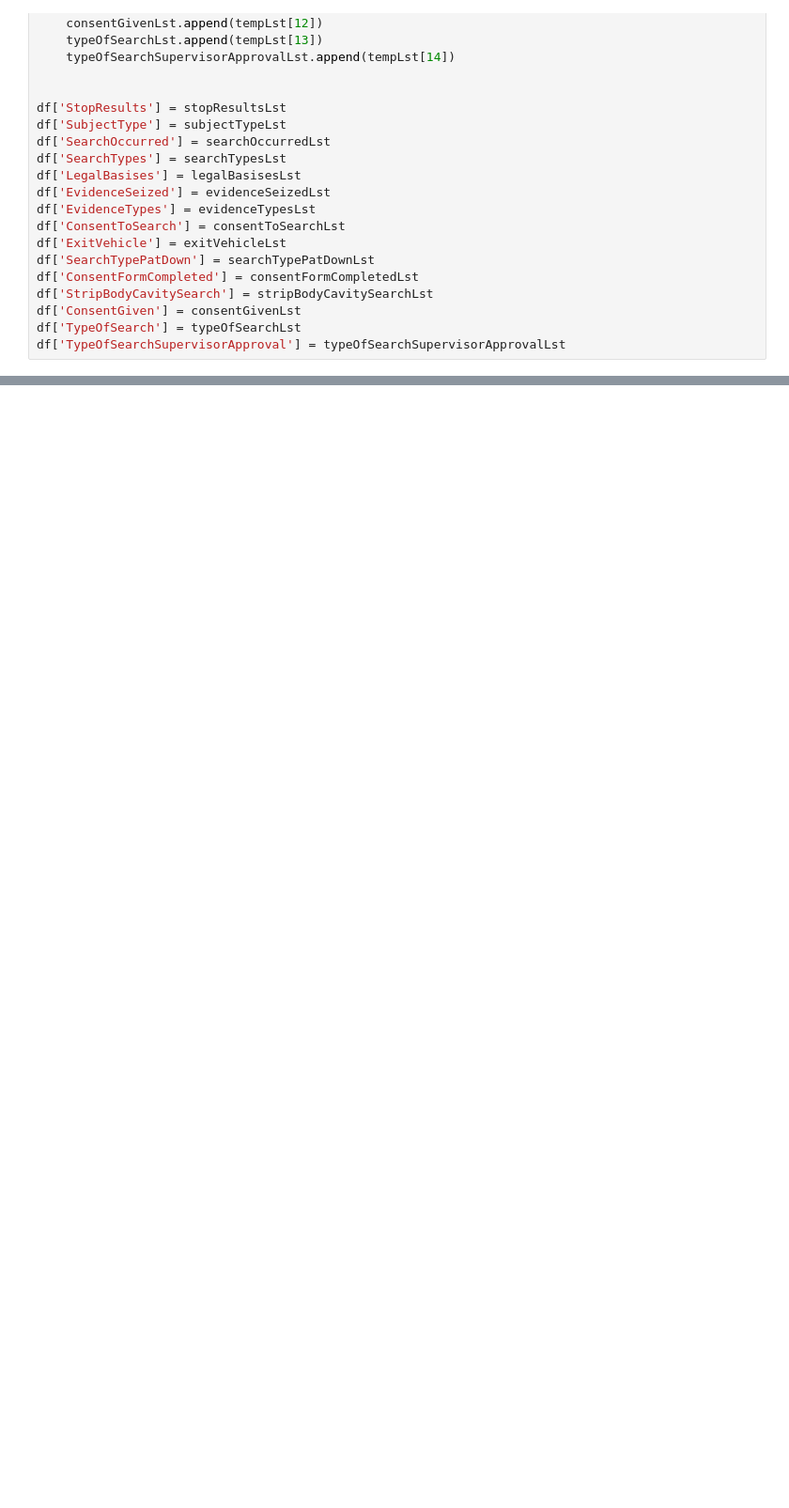
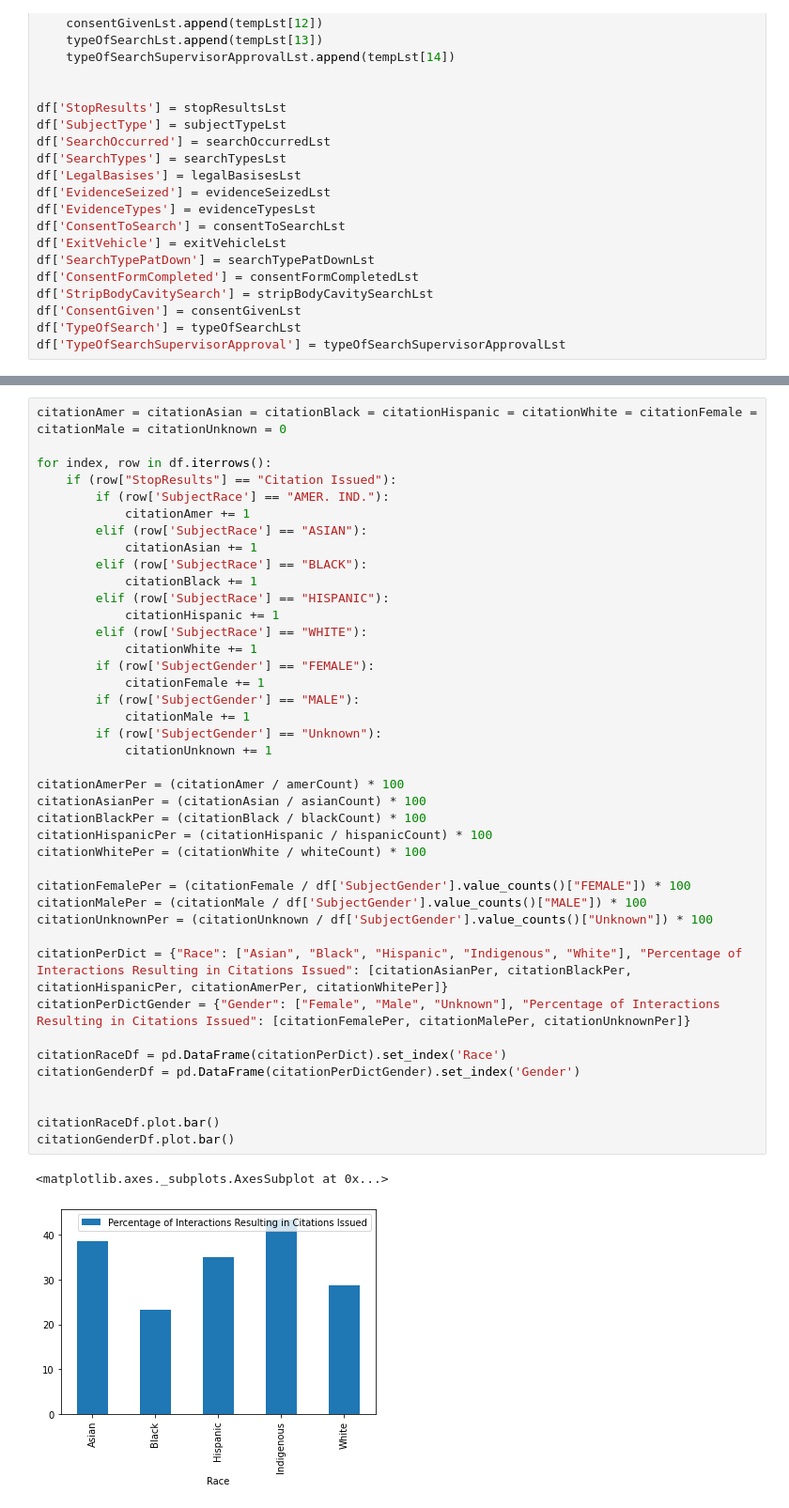
Before and after one commit to Icasas101/FinalDSTutorial, a Jupyter notebook: Final DS Tutorial.ipynb, the cells around one changed output, grey strips where cells are left out. Shown: that part at 94% size. Cells and saved outputs as stored; diff of their text form; blank space fills up the shorter version.

Commit message:
chartz
here are chartz

```diff
--- a/Final DS Tutorial.ipynb
+++ b/Final DS Tutorial.ipynb
@@ -461,0 +474,44 @@ verbalWarningGenderDf.plot.bar()
+# %%
+citationAmer = citationAsian = citationBlack = citationHispanic = citationWhite = citationFemale = citationMale = citationUnknown = 0
+
+for index, row in df.iterrows():
+    if (row["StopResults"] == "Citation Issued"):
+        if (row['SubjectRace'] == "AMER. IND."):
+            citationAmer += 1
+        elif (row['SubjectRace'] == "ASIAN"):
+            citationAsian += 1
+        elif (row['SubjectRace'] == "BLACK"):
+            citationBlack += 1
+        elif (row['SubjectRace'] == "HISPANIC"):
+            citationHispanic += 1
+        elif (row['SubjectRace'] == "WHITE"):
+            citationWhite += 1
+        if (row['SubjectGender'] == "FEMALE"):
+            citationFemale += 1
+        if (row['SubjectGender'] == "MALE"):
+            citationMale += 1
+        if (row['SubjectGender'] == "Unknown"):
+            citationUnknown += 1
+
+citationAmerPer = (citationAmer / amerCount) * 100
+citationAsianPer = (citationAsian / asianCount) * 100
+citationBlackPer = (citationBlack / blackCount) * 100
+citationHispanicPer = (citationHispanic / hispanicCount) * 100
+citationWhitePer = (citationWhite / whiteCount) * 100
+
+citationFemalePer = (citationFemale / df['SubjectGender'].value_counts()["FEMALE"]) * 100
+citationMalePer = (citationMale / df['SubjectGender'].value_counts()["MALE"]) * 100
+citationUnknownPer = (citationUnknown / df['SubjectGender'].value_counts()["Unknown"]) * 100
+
+citationPerDict = {"Race": ["Asian", "Black", "Hispanic", "Indigenous", "White"], "Percentage of Interactions Resulting in Citations Issued": [citationAsianPer, citationBlackPer, citationHispanicPer, citationAmerPer, citationWhitePer]}
+citationPerDictGender = {"Gender": ["Female", "Male", "Unknown"], "Percentage of Interactions Resulting in Citations Issued": [citationFemalePer, citationMalePer, citationUnknownPer]}
+
+citationRaceDf = pd.DataFrame(citationPerDict).set_index('Race')
+citationGenderDf = pd.DataFrame(citationPerDictGender).set_index('Gender')
+
+
+citationRaceDf.plot.bar()
+citationGenderDf.plot.bar()
+# %% [output]
+<matplotlib.axes._subplots.AxesSubplot at 0x...>
+[figure, added]
```
Also changed, not shown: parts of 17 cells of this notebook.
